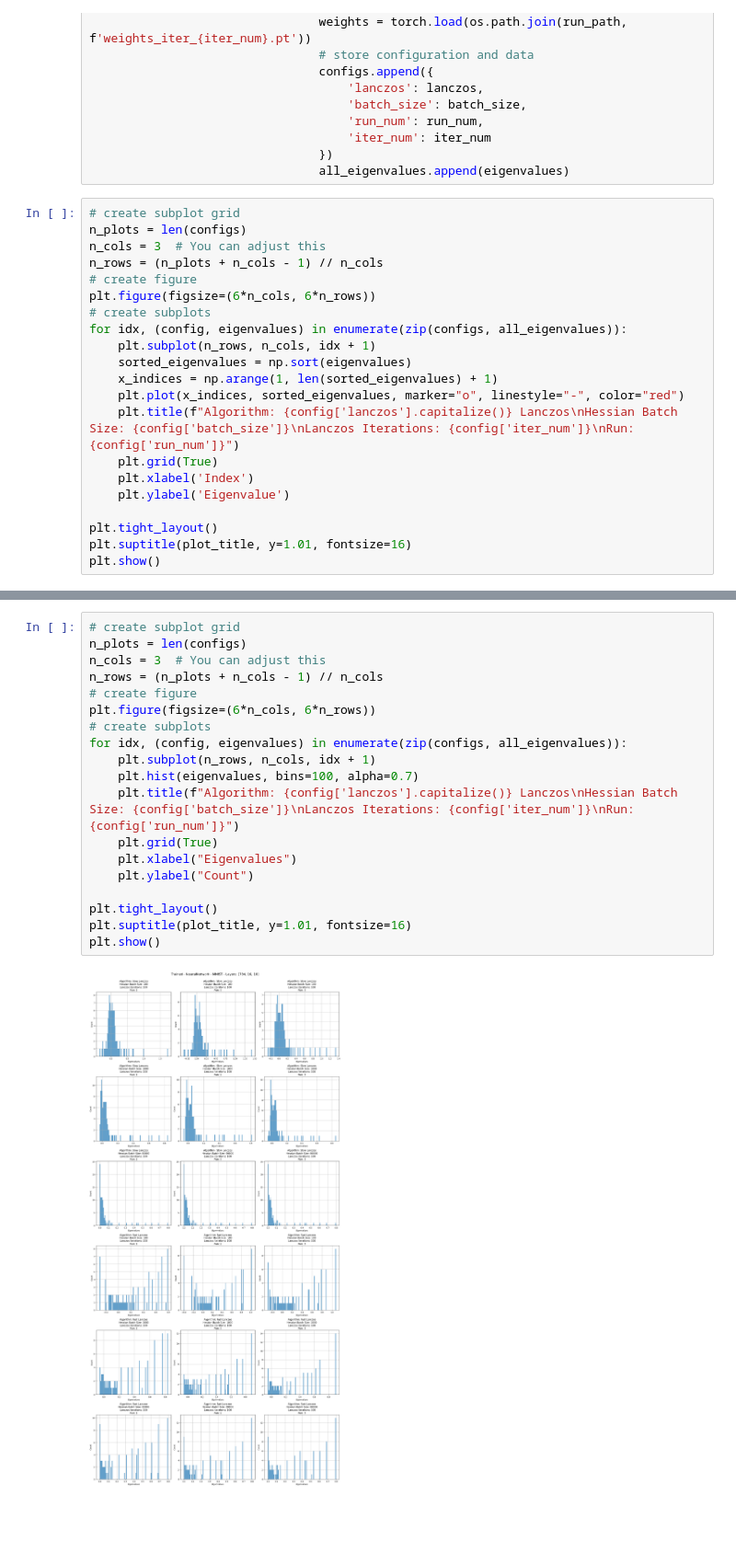
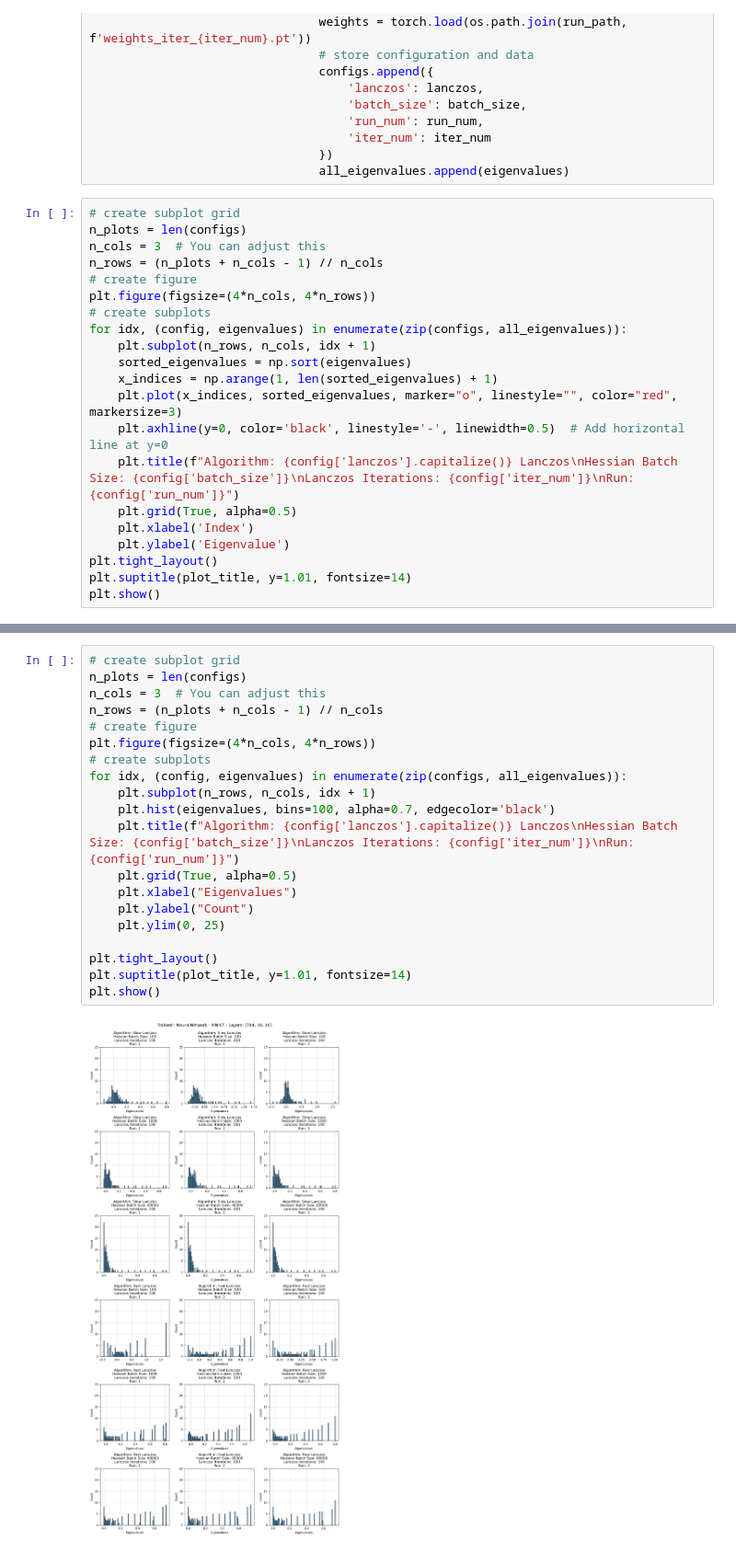
Before and after one commit to ilievanadezhda/spectral-properties-of-NN, a Jupyter notebook: notebooks/01_analyze_experiment_results.ipynb, the cells around one changed output, grey strips where cells are left out. Shown: that part at 92% size. Drawn from its saved outputs; the diff is of its cells as text; blank space fills up the shorter version.

```diff
--- a/notebooks/01_analyze_experiment_results.ipynb
+++ b/notebooks/01_analyze_experiment_results.ipynb
@@ -57,19 +57,19 @@ n_plots = len(configs)
 n_cols = 3  # You can adjust this
 n_rows = (n_plots + n_cols - 1) // n_cols
 # create figure
-plt.figure(figsize=(6*n_cols, 6*n_rows))
+plt.figure(figsize=(4*n_cols, 4*n_rows))
 # create subplots
 for idx, (config, eigenvalues) in enumerate(zip(configs, all_eigenvalues)):
     plt.subplot(n_rows, n_cols, idx + 1)
     sorted_eigenvalues = np.sort(eigenvalues)
     x_indices = np.arange(1, len(sorted_eigenvalues) + 1)
-    plt.plot(x_indices, sorted_eigenvalues, marker="o", linestyle="-", color="red")
+    plt.plot(x_indices, sorted_eigenvalues, marker="o", linestyle="", color="red", markersize=3)
+    plt.axhline(y=0, color='black', linestyle='-', linewidth=0.5)  # Add horizontal line at y=0
     plt.title(f"Algorithm: {config['lanczos'].capitalize()} Lanczos\nHessian Batch Size: {config['batch_size']}\nLanczos Iterations: {config['iter_num']}\nRun: {config['run_num']}")
-    plt.grid(True)
+    plt.grid(True, alpha=0.5)
     plt.xlabel('Index')
     plt.ylabel('Eigenvalue')
-
 plt.tight_layout()
-plt.suptitle(plot_title, y=1.01, fontsize=16)
+plt.suptitle(plot_title, y=1.01, fontsize=14)
 plt.show()
 # %% [output]
@@ -77,21 +77,22 @@ plt.show()
 # %%
 # create subplot grid
 n_plots = len(configs)
 n_cols = 3  # You can adjust this
 n_rows = (n_plots + n_cols - 1) // n_cols
 # create figure
-plt.figure(figsize=(6*n_cols, 6*n_rows))
+plt.figure(figsize=(4*n_cols, 4*n_rows))
 # create subplots
 for idx, (config, eigenvalues) in enumerate(zip(configs, all_eigenvalues)):
     plt.subplot(n_rows, n_cols, idx + 1)
-    plt.hist(eigenvalues, bins=100, alpha=0.7)
+    plt.hist(eigenvalues, bins=100, alpha=0.7, edgecolor='black')
     plt.title(f"Algorithm: {config['lanczos'].capitalize()} Lanczos\nHessian Batch Size: {config['batch_size']}\nLanczos Iterations: {config['iter_num']}\nRun: {config['run_num']}")
-    plt.grid(True)
+    plt.grid(True, alpha=0.5)
     plt.xlabel("Eigenvalues")
     plt.ylabel("Count")
+    plt.ylim(0, 25)
 
 plt.tight_layout()
-plt.suptitle(plot_title, y=1.01, fontsize=16)
+plt.suptitle(plot_title, y=1.01, fontsize=14)
 plt.show()
 # %% [output]
-[figure, old version]
+[figure, new version]
```
Also changed, not shown: parts of 1 cell of this notebook, 2 other files.
